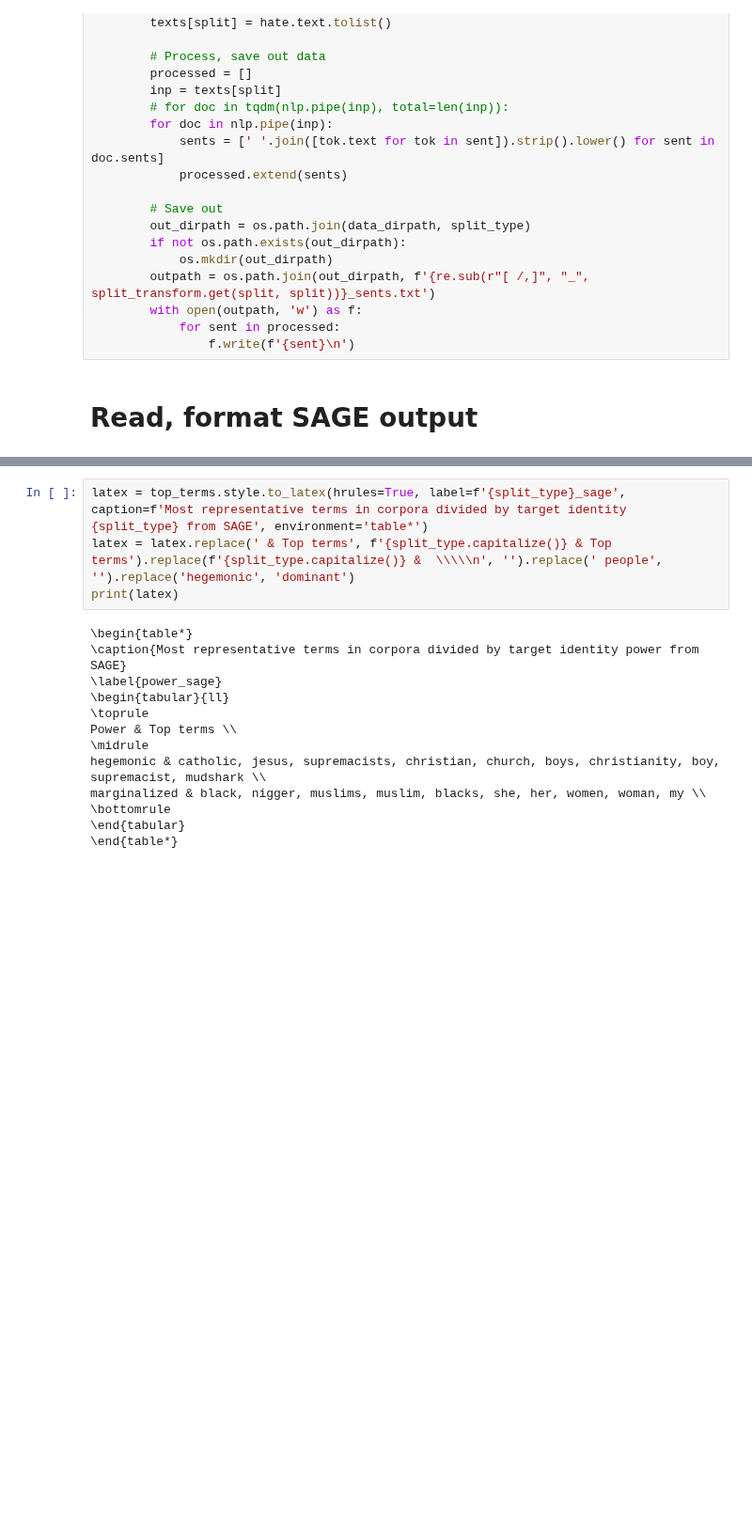
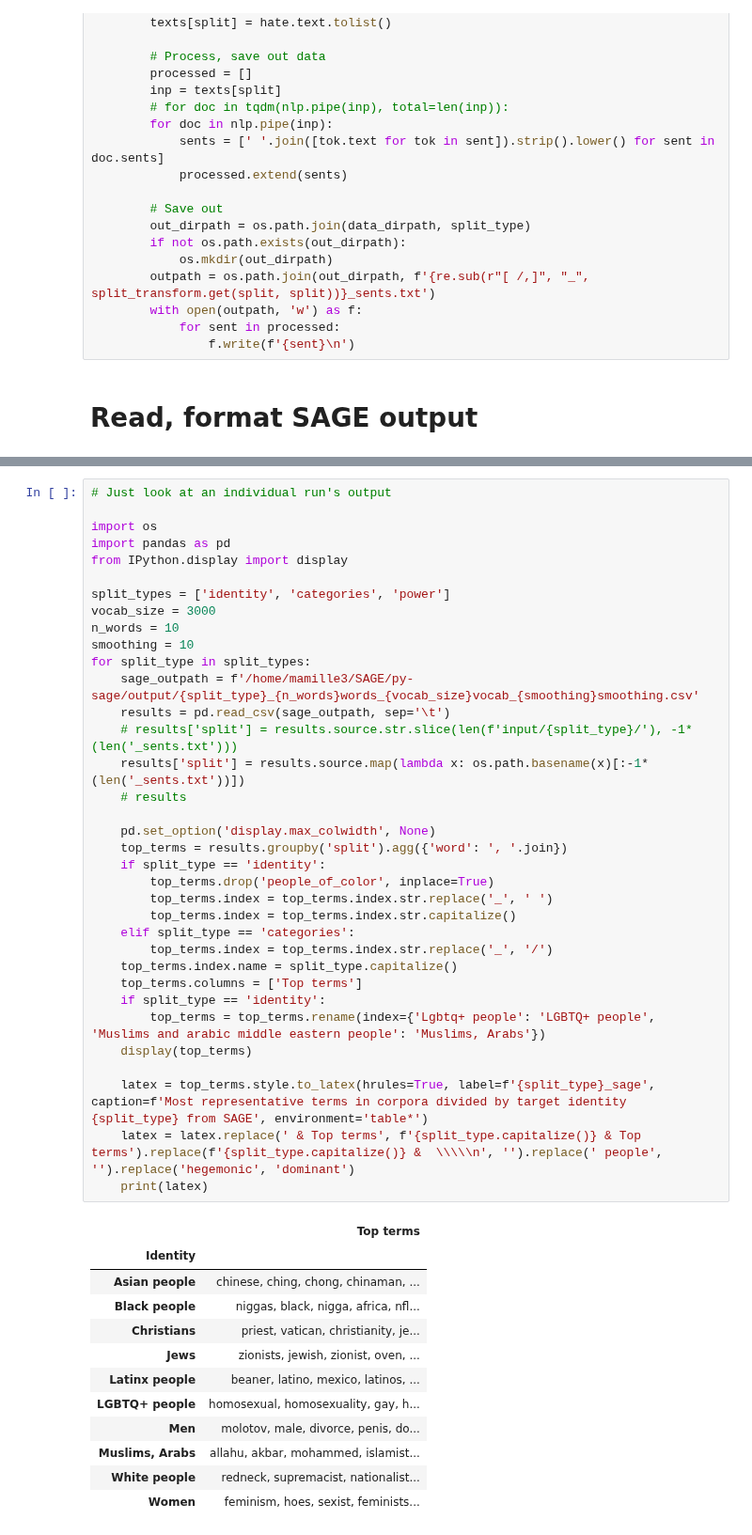
Before and after one commit to michaelmilleryoder/hate_speech_identities, a Jupyter notebook: jupyter/word_associations.ipynb, the cells around one changed output, grey strips where cells are left out. Shown at 94% size. Cells and saved outputs as stored; diff of their text form; blank space fills up the shorter version.

```diff
--- a/jupyter/word_associations.ipynb
+++ b/jupyter/word_associations.ipynb
@@ -148,17 +207,48 @@ for split_type in split_types:
-# %%
-latex = top_terms.style.to_latex(hrules=True, label=f'{split_type}_sage', caption=f'Most representative terms in corpora divided by target identity {split_type} from SAGE', environment='table*')
-latex = latex.replace(' & Top terms', f'{split_type.capitalize()} & Top terms').replace(f'{split_type.capitalize()} &  \\\\\n', '').replace(' people', '').replace('hegemonic', 'dominant')
-print(latex)
-# %% [output]
-\begin{table*}
-\caption{Most representative terms in corpora divided by target identity power from SAGE}
-\label{power_sage}
-\begin{tabular}{ll}
-\toprule
-Power & Top terms \\
-\midrule
-hegemonic & catholic, jesus, supremacists, christian, church, boys, christianity, boy, supremacist, mudshark \\
-marginalized & black, nigger, muslims, muslim, blacks, she, her, women, woman, my \\
-\bottomrule
-\end{tabular}
-\end{table*}
+# %%
+# Just look at an individual run's output
+
+import os
+import pandas as pd
+from IPython.display import display
+
+split_types = ['identity', 'categories', 'power']
+vocab_size = 3000
+n_words = 10
+smoothing = 10
+for split_type in split_types:
+    sage_outpath = f'/home/mamille3/SAGE/py-sage/output/{split_type}_{n_words}words_{vocab_size}vocab_{smoothing}smoothing.csv'
+    results = pd.read_csv(sage_outpath, sep='\t')
+    # results['split'] = results.source.str.slice(len(f'input/{split_type}/'), -1*(len('_sents.txt')))
+    results['split'] = results.source.map(lambda x: os.path.basename(x)[:-1*(len('_sents.txt'))])
+    # results
+
+    pd.set_option('display.max_colwidth', None)
+    top_terms = results.groupby('split').agg({'word': ', '.join})
+    if split_type == 'identity':
+        top_terms.drop('people_of_color', inplace=True)
+        top_terms.index = top_terms.index.str.replace('_', ' ')
+        top_terms.index = top_terms.index.str.capitalize()
+    elif split_type == 'categories':
+        top_terms.index = top_terms.index.str.replace('_', '/')
+    top_terms.index.name = split_type.capitalize()
+    top_terms.columns = ['Top terms']
+    if split_type == 'identity':
+        top_terms = top_terms.rename(index={'Lgbtq+ people': 'LGBTQ+ people', 'Muslims and arabic middle eastern people': 'Muslims, Arabs'})
+    display(top_terms)
+
+    latex = top_terms.style.to_latex(hrules=True, label=f'{split_type}_sage', caption=f'Most representative terms in corpora divided by target identity {split_type} from SAGE', environment='table*')
+    latex = latex.replace(' & Top terms', f'{split_type.capitalize()} & Top terms').replace(f'{split_type.capitalize()} &  \\\\\n', '').replace(' people', '').replace('hegemonic', 'dominant')
+    print(latex)
+# %% [output]
+|  | Top terms |
+| Identity |  |
+| Asian people | chinese, ching, chong, chinaman, ... |
+| Black people | niggas, black, nigga, africa, nfl... |
+| Christians | priest, vatican, christianity, je... |
+| Jews | zionists, jewish, zionist, oven, ... |
+| Latinx people | beaner, latino, mexico, latinos, ... |
+| LGBTQ+ people | homosexual, homosexuality, gay, h... |
+| Men | molotov, male, divorce, penis, do... |
+| Muslims, Arabs | allahu, akbar, mohammed, islamist... |
+| White people | redneck, supremacist, nationalist... |
+| Women | feminism, hoes, sexist, feminists... |
```
Also changed, not shown: parts of 7 cells of this notebook.
